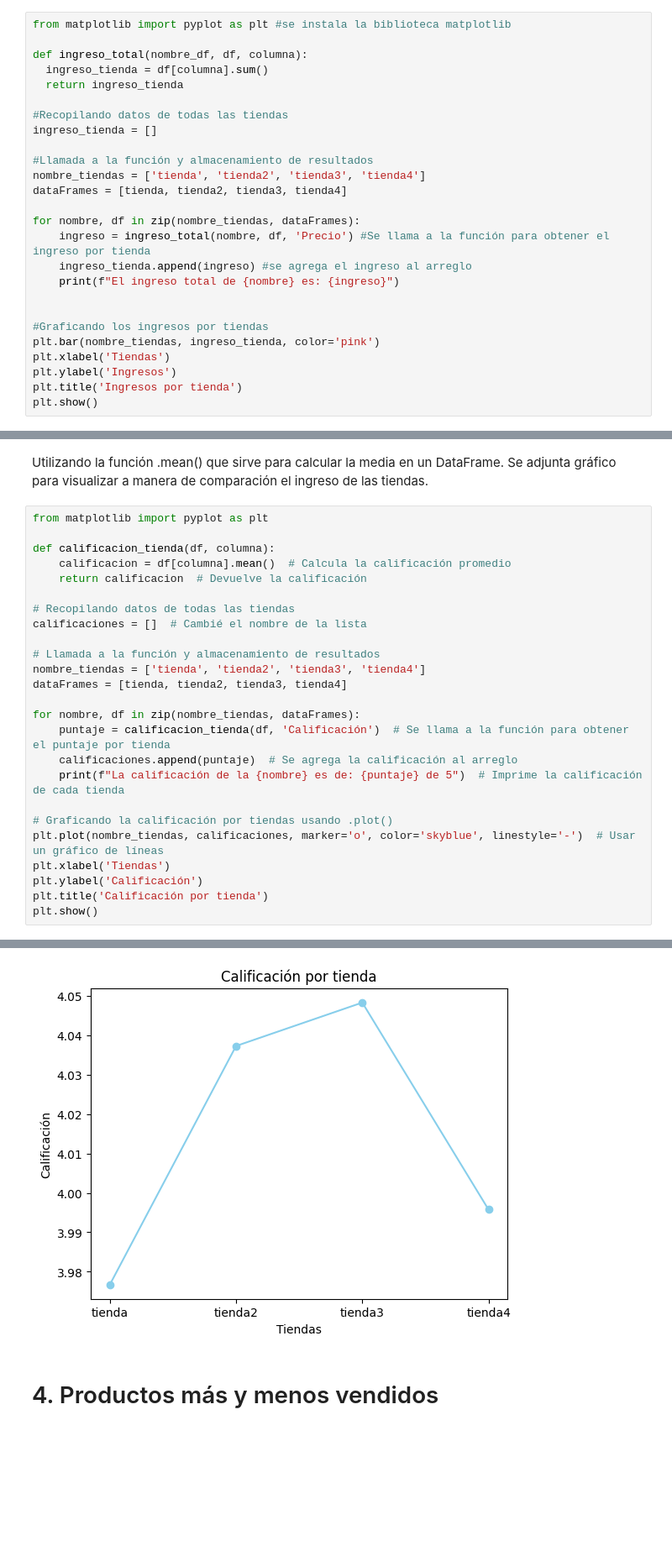
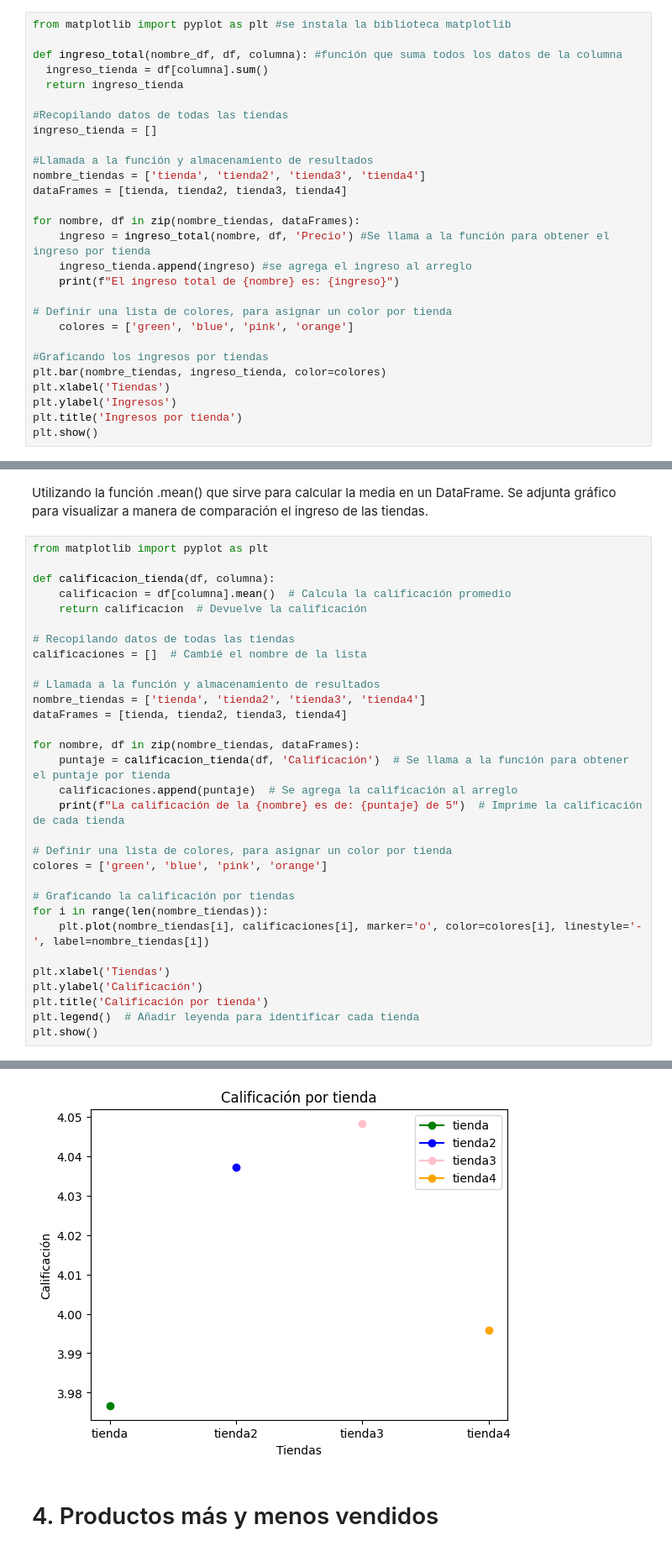
Before and after one commit to artbelgum/Challenge-Alura-Store, a Jupyter notebook: Challenge_1_Alura_Store.ipynb, the cells around one changed output, grey strips where cells are left out. Shown: that part at 84% size. Drawn from its saved outputs; the diff is of its cells as text; blank space fills up the shorter version.

```diff
--- a/Challenge_1_Alura_Store.ipynb
+++ b/Challenge_1_Alura_Store.ipynb
@@ -33,7 +33,7 @@ Se calculará el ingreso total por cada tienda sumando el precio de cada data. E
 # %%
 from matplotlib import pyplot as plt #se instala la biblioteca matplotlib
 
-def ingreso_total(nombre_df, df, columna):
+def ingreso_total(nombre_df, df, columna): #función que suma todos los datos de la columna
   ingreso_tienda = df[columna].sum()
   return ingreso_tienda
 
@@ -49,9 +49,11 @@ for nombre, df in zip(nombre_tiendas, dataFrames):
     ingreso_tienda.append(ingreso) #se agrega el ingreso al arreglo
     print(f"El ingreso total de {nombre} es: {ingreso}")
 
+# Definir una lista de colores, para asignar un color por tienda
+    colores = ['green', 'blue', 'pink', 'orange']
 
 #Graficando los ingresos por tiendas
-plt.bar(nombre_tiendas, ingreso_tienda, color='pink')
+plt.bar(nombre_tiendas, ingreso_tienda, color=colores)
 plt.xlabel('Tiendas')
 plt.ylabel('Ingresos')
 plt.title('Ingresos por tienda')
@@ -178,34 +221,40 @@ Utilizando la función .mean() que sirve para calcular la media en un DataFrame.
 # %%
 from matplotlib import pyplot as plt
 
 def calificacion_tienda(df, columna):
     calificacion = df[columna].mean()  # Calcula la calificación promedio
     return calificacion  # Devuelve la calificación
 
 # Recopilando datos de todas las tiendas
 calificaciones = []  # Cambié el nombre de la lista
 
 # Llamada a la función y almacenamiento de resultados
 nombre_tiendas = ['tienda', 'tienda2', 'tienda3', 'tienda4']
 dataFrames = [tienda, tienda2, tienda3, tienda4]
 
 for nombre, df in zip(nombre_tiendas, dataFrames):
     puntaje = calificacion_tienda(df, 'Calificación')  # Se llama a la función para obtener el puntaje por tienda
     calificaciones.append(puntaje)  # Se agrega la calificación al arreglo
     print(f"La calificación de la {nombre} es de: {puntaje} de 5")  # Imprime la calificación de cada tienda
 
-# Graficando la calificación por tiendas usando .plot()
-plt.plot(nombre_tiendas, calificaciones, marker='o', color='skyblue', linestyle='-')  # Usar un gráfico de líneas
+# Definir una lista de colores, para asignar un color por tienda
+colores = ['green', 'blue', 'pink', 'orange']
+
+# Graficando la calificación por tiendas
+for i in range(len(nombre_tiendas)):
+    plt.plot(nombre_tiendas[i], calificaciones[i], marker='o', color=colores[i], linestyle='-', label=nombre_tiendas[i])
+
 plt.xlabel('Tiendas')
 plt.ylabel('Calificación')
 plt.title('Calificación por tienda')
+plt.legend()  # Añadir leyenda para identificar cada tienda
 plt.show()
 # %% [output]
 La calificación de la tienda es de: 3.976685036032217 de 5
 La calificación de la tienda2 es de: 4.037303942348453 de 5
 La calificación de la tienda3 es de: 4.048325561678677 de 5
 La calificación de la tienda4 es de: 3.9957591178965224 de 5
-[figure, old version]
+[figure, new version]
 # %% [markdown]
 # 4. Productos más y menos vendidos
 # %% [markdown]
```
Also changed, not shown: parts of 8 cells of this notebook.
